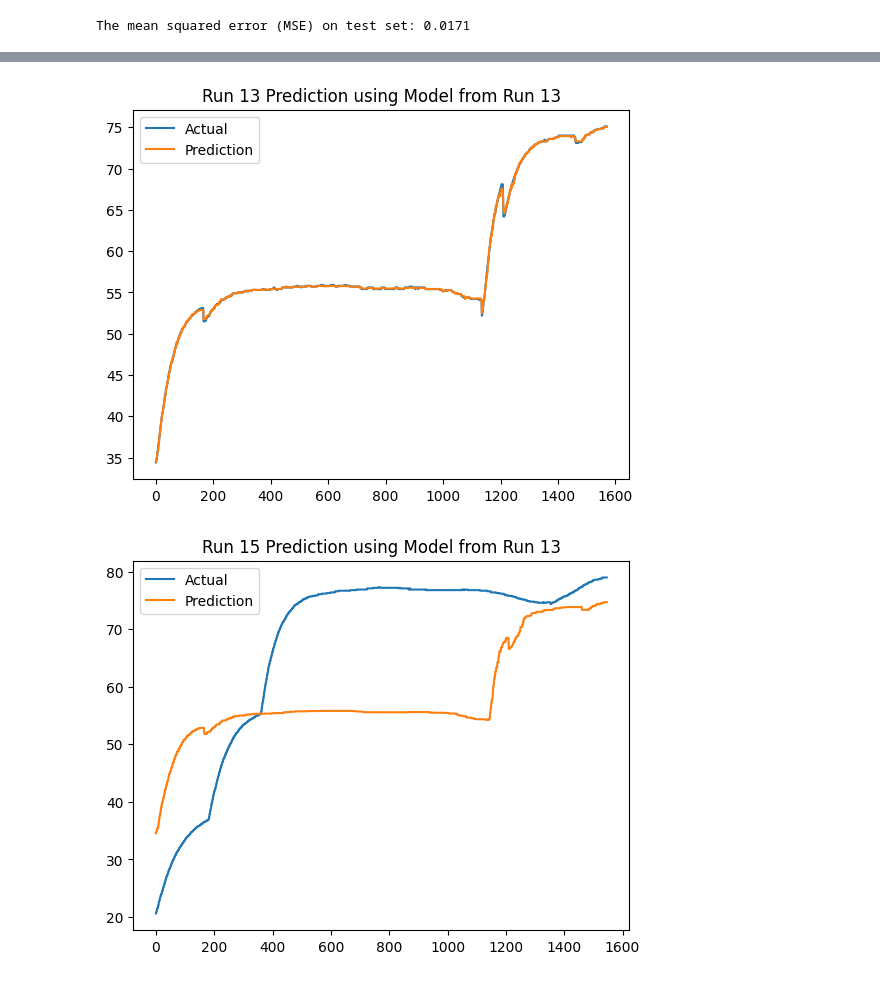
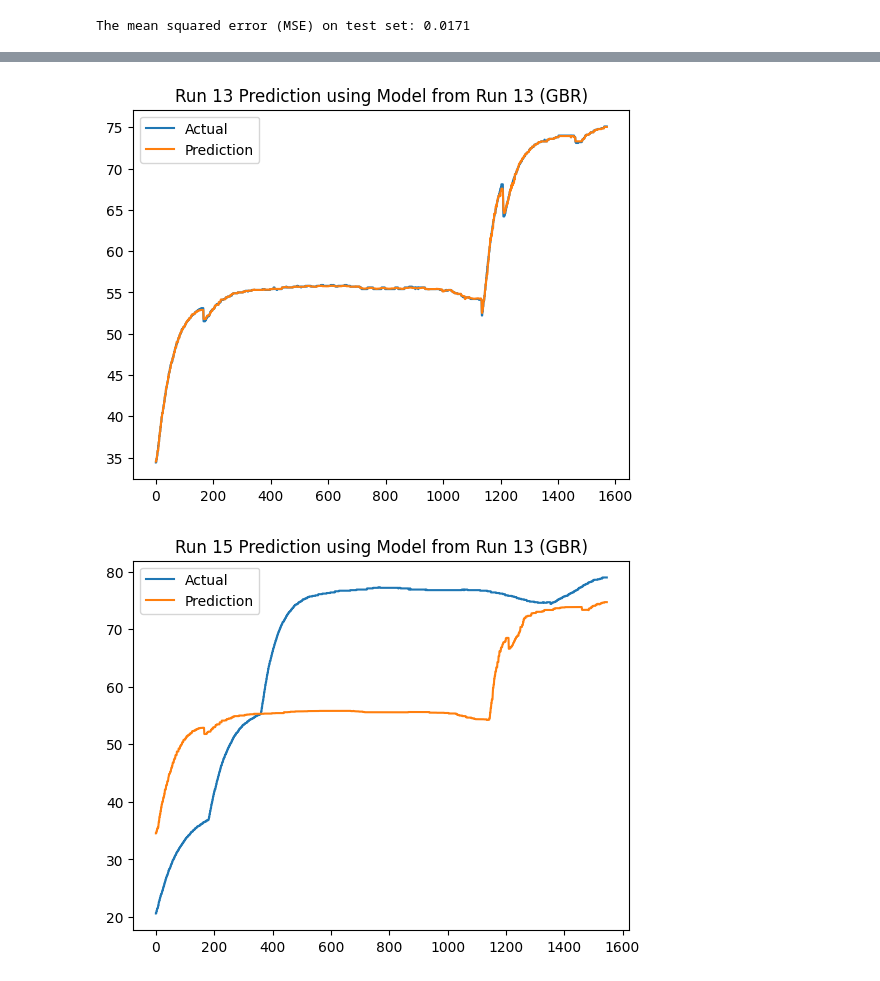
Before and after one commit to Dradeon/Capstone-Design-Project-SP2024, a Jupyter notebook: TempPredModel.ipynb, the cells around one changed output, grey strips where cells are left out. Cells and saved outputs as stored; diff of their text form; code cells hidden in the pictures.

Commit message:
Changed title and grapsh

```diff
--- a/TempPredModel.ipynb
+++ b/TempPredModel.ipynb
@@ -132,40 +134,41 @@ The mean squared error (MSE) on test set: 0.0171
 # %%
+# GRADIENT BOOSTING REGRESSION
 Y_pred_13_using_13 = GBR_13.predict(df_RUN_13[['time_delta','zigbee:3_zd_THUM1_RelHum','zigbee:1_zd_Temp']])
 Y_pred_15_using_13 = GBR_13.predict(df_RUN_15[['time_delta','zigbee:3_zd_THUM1_RelHum','zigbee:1_zd_Temp']])
 Y_pred_19_using_13 = GBR_13.predict(df_RUN_19[['time_delta','zigbee:3_zd_THUM1_RelHum','zigbee:1_zd_Temp']])
 Y_pred_20_using_13 = GBR_13.predict(df_RUN_20[['time_delta','zigbee:3_zd_THUM1_RelHum','zigbee:1_zd_Temp']])
 Y_pred_21_using_13 = GBR_13.predict(df_RUN_21[['time_delta','zigbee:3_zd_THUM1_RelHum','zigbee:1_zd_Temp']])
 
 
-plt.title('Run 13 Prediction using Model from Run 13')
+plt.title('Run 13 Prediction using Model from Run 13 (GBR)')
 plt.plot(df_RUN_13[['time_delta']],df_RUN_13[['zigbee:21_zd_Temp']],label='Actual')
 plt.plot(df_RUN_13[['time_delta']],Y_pred_13_using_13,label='Prediction')
 plt.legend()
 plt.show()
 
-plt.title('Run 15 Prediction using Model from Run 13')
+plt.title('Run 15 Prediction using Model from Run 13 (GBR)')
 plt.plot(df_RUN_15[['time_delta']],df_RUN_15[['zigbee:21_zd_Temp']],label='Actual')
 plt.plot(df_RUN_15[['time_delta']],Y_pred_15_using_13,label='Prediction')
 plt.legend()
 plt.show()
 
-plt.title('Run 19 Prediction using Model from Run 13')
+plt.title('Run 19 Prediction using Model from Run 13 (GBR)')
 plt.plot(df_RUN_19[['time_delta']],df_RUN_19[['zigbee:21_zd_Temp']],label='Actual')
 plt.plot(df_RUN_19[['time_delta']],Y_pred_19_using_13,label='Prediction')
 plt.legend()
 plt.show()
 
-plt.title('Run 20 Prediction using Model from Run 13')
+plt.title('Run 20 Prediction using Model from Run 13 (GBR)')
 plt.plot(df_RUN_20[['time_delta']],df_RUN_20[['zigbee:21_zd_Temp']],label='Actual')
 plt.plot(df_RUN_20[['time_delta']],Y_pred_20_using_13,label='Prediction')
 plt.legend()
 plt.show()
 
-plt.title('Run 21 Prediction using Model from Run 13')
+plt.title('Run 21 Prediction using Model from Run 13  (GBR)')
 plt.plot(df_RUN_21[['time_delta']],df_RUN_21[['zigbee:21_zd_Temp']],label='Actual')
 plt.plot(df_RUN_21[['time_delta']],Y_pred_21_using_13,label='Prediction')
 plt.legend()
 plt.show()
 # %% [output]
-[figure, old version]
+[figure, new version]
-[figure, old version]
+[figure, new version]
```
Also changed, not shown: parts of 3 cells of this notebook.
